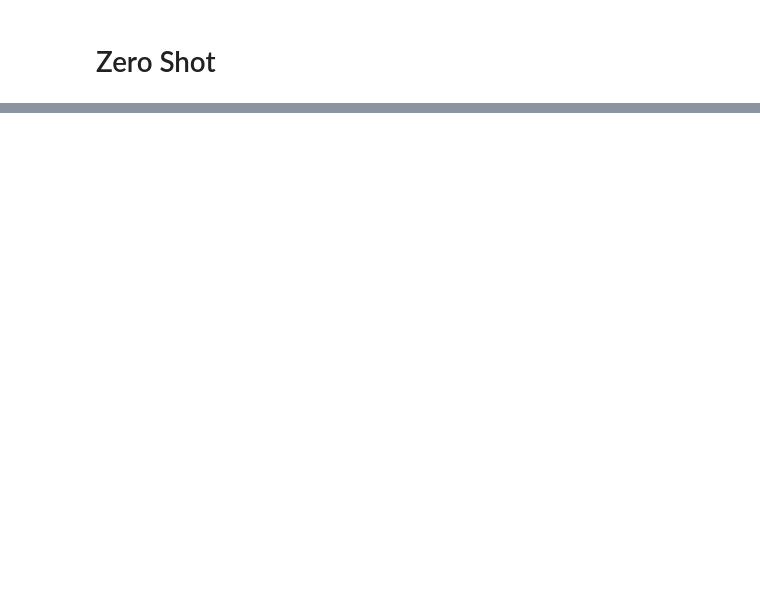
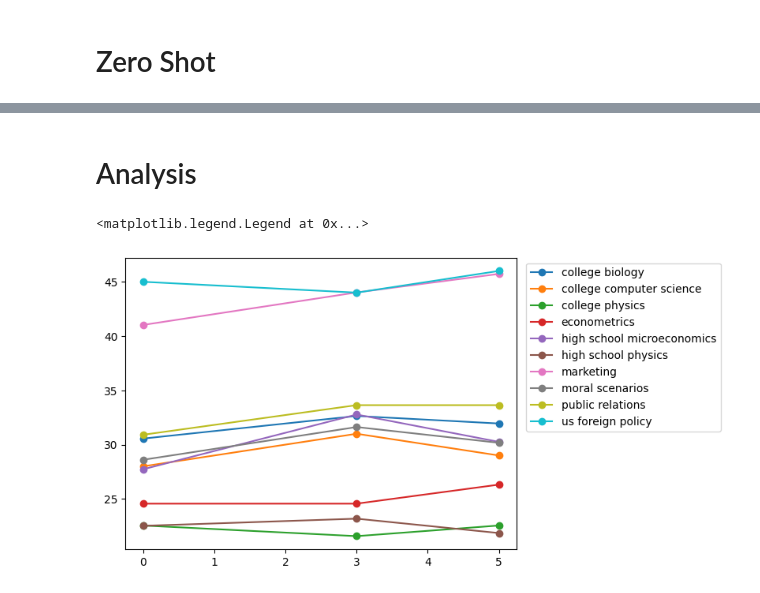
Before and after one commit to stickshift/llama-jax, a Jupyter notebook: notebooks/06-mmlu-benchmark.ipynb, the cells around one changed output, grey strips where cells are left out. Saved outputs shown, nothing was run; the diff lists cells and outputs as text; code cells hidden in the pictures; blank space fills up the shorter version.

```diff
--- a/notebooks/06-mmlu-benchmark.ipynb
+++ b/notebooks/06-mmlu-benchmark.ipynb
@@ -141,0 +192,2 @@ Avg score = 27.6
+# %%
+scoreboard[3] = scores
@@ -141,0 +225,2 @@ Avg score = 27.6
+# %%
+scoreboard[5] = scores
@@ -141,0 +247,15 @@ Avg score = 27.6
+# %% [markdown]
+# Analysis
+# %%
+fig, ax = plt.subplots()
+
+shots = [0, 3, 5]
+
+for i, category in enumerate(selected_categories):
+    scores = [scoreboard[s][i] for s in shots]
+    ax.plot(shots, scores, marker="o", label=category)
+
+plt.legend(bbox_to_anchor=(1.01, 1), loc="upper left")
+# %% [output]
+<matplotlib.legend.Legend at 0x...>
+[figure, added]
```
Also changed, not shown: parts of 24 cells of this notebook, 3 other files.
